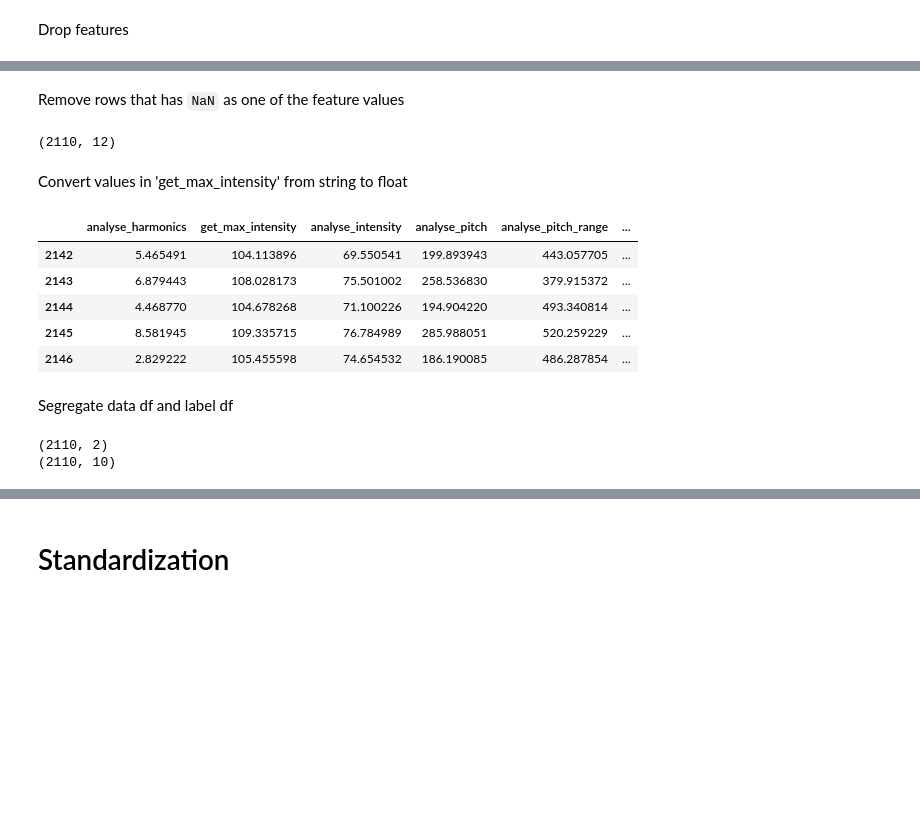
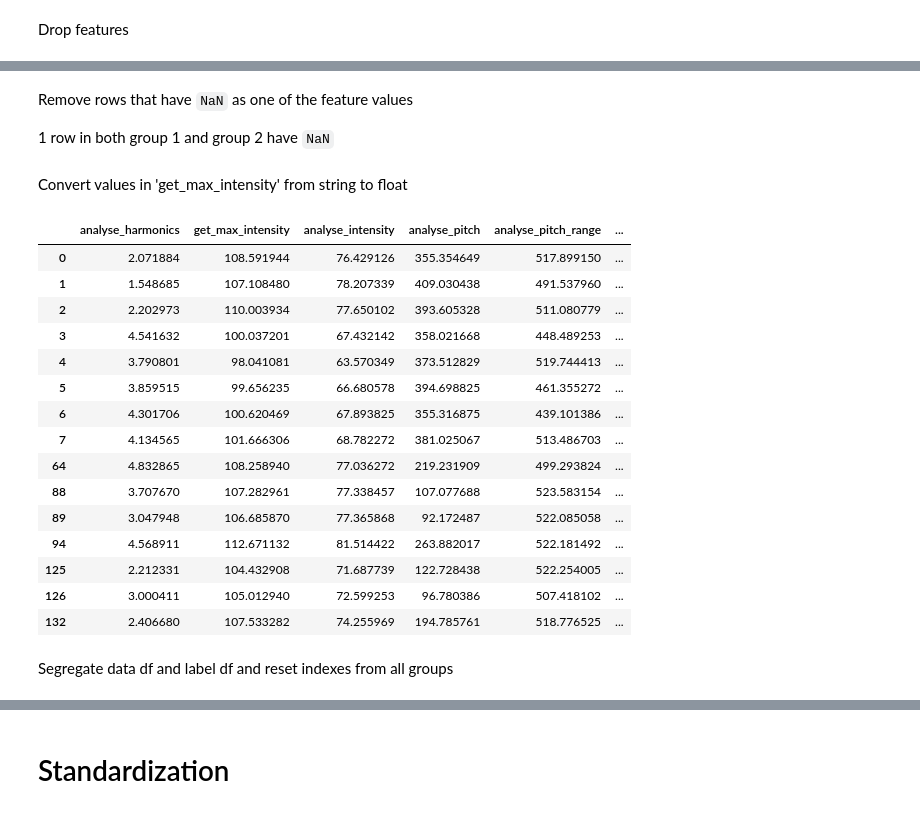
Before and after one commit to TheSameerAhmed/anger-detection-ml, a Jupyter notebook: modelling/modelling.ipynb, the cells around one changed output, grey strips where cells are left out. Cells and saved outputs as stored; diff of their text form; code cells hidden in the pictures; blank space fills up the shorter version.

```diff
--- a/modelling/modelling.ipynb
+++ b/modelling/modelling.ipynb
@@ -14,6 +14,8 @@ import sys
 import os
 import numpy as np
 import pandas as pd
+
+import copy
 
 # Helper function: simply reads a csv file and return it as a dataframe
 def read_data(data_file):
@@ -24,8 +26,9 @@ def drop_features(data_df, features_to_drop):
   return data_df.drop(columns=features_to_drop, inplace=True)
 
 def segregate_noisy_data(data_df):
-  non_noisy_df = data_df.loc[(data_df['noisy_train'] == 0)]
-  noisy_df = data_df.loc[(data_df['noisy_train'] == 1)]
+  copied_data = copy.deepcopy(data_df)
+  non_noisy_df = copied_data.loc[(copied_data['noisy_train'] == 0)]
+  noisy_df = copied_data.loc[(copied_data['noisy_train'] == 1)]
   return non_noisy_df, noisy_df
 
 def remove_noisy_data(data_df):
@@ -143,33 +161,35 @@ dtype: int64
 # %% [markdown]
-Remove rows that has `NaN` as one of the feature values
+Remove rows that have `NaN` as one of the feature values
+
+1 row in both group 1 and group 2 have `NaN`
-# %%
-aggression_data_df.dropna(inplace=True)
-aggression_data_df.shape
-# %% [output]
-(2110, 12)
+# %%
+aggression_data_df.dropna(inplace=True)
+non_noisy_df.dropna(inplace=True)
+noisy_df.dropna(inplace=True)
 # %% [markdown]
 Convert values in 'get_max_intensity' from string to float
-# %%
-aggression_data_df['get_max_intensity'] = pd.to_numeric(aggression_data_df['get_max_intensity'])
-
-aggression_data_df.tail()
-# %% [output]
-|  | analyse_harmonics | get_max_intensity | analyse_intensity | analyse_pitch | analyse_pitch_range | ... |
-| 2142 | 5.465491 | 104.113896 | 69.550541 | 199.893943 | 443.057705 | ... |
-| 2143 | 6.879443 | 108.028173 | 75.501002 | 258.536830 | 379.915372 | ... |
-| 2144 | 4.468770 | 104.678268 | 71.100226 | 194.904220 | 493.340814 | ... |
-| 2145 | 8.581945 | 109.335715 | 76.784989 | 285.988051 | 520.259229 | ... |
-| 2146 | 2.829222 | 105.455598 | 74.654532 | 186.190085 | 486.287854 | ... |
+# %%
+aggression_data_df['get_max_intensity'] = pd.to_numeric(aggression_data_df['get_max_intensity'])
+non_noisy_df['get_max_intensity'] = pd.to_numeric(non_noisy_df['get_max_intensity'])
+noisy_df['get_max_intensity'] = pd.to_numeric(noisy_df['get_max_intensity'])
+
+noisy_df.head(15)
+# %% [output]
+|  | analyse_harmonics | get_max_intensity | analyse_intensity | analyse_pitch | analyse_pitch_range | ... |
+| 0 | 2.071884 | 108.591944 | 76.429126 | 355.354649 | 517.899150 | ... |
+| 1 | 1.548685 | 107.108480 | 78.207339 | 409.030438 | 491.537960 | ... |
+| 2 | 2.202973 | 110.003934 | 77.650102 | 393.605328 | 511.080779 | ... |
+| 3 | 4.541632 | 100.037201 | 67.432142 | 358.021668 | 448.489253 | ... |
+| 4 | 3.790801 | 98.041081 | 63.570349 | 373.512829 | 519.744413 | ... |
+| 5 | 3.859515 | 99.656235 | 66.680578 | 394.698825 | 461.355272 | ... |
+| 6 | 4.301706 | 100.620469 | 67.893825 | 355.316875 | 439.101386 | ... |
+| 7 | 4.134565 | 101.666306 | 68.782272 | 381.025067 | 513.486703 | ... |
+| 64 | 4.832865 | 108.258940 | 77.036272 | 219.231909 | 499.293824 | ... |
+| 88 | 3.707670 | 107.282961 | 77.338457 | 107.077688 | 523.583154 | ... |
+| 89 | 3.047948 | 106.685870 | 77.365868 | 92.172487 | 522.085058 | ... |
+| 94 | 4.568911 | 112.671132 | 81.514422 | 263.882017 | 522.181492 | ... |
+| 125 | 2.212331 | 104.432908 | 71.687739 | 122.728438 | 522.254005 | ... |
+| 126 | 3.000411 | 105.012940 | 72.599253 | 96.780386 | 507.418102 | ... |
+| 132 | 2.406680 | 107.533282 | 74.255969 | 194.785761 | 518.776525 | ... |
 # %% [markdown]
-Segregate data df and label df
+Segregate data df and label df and reset indexes from all groups
-# %%
-feature_labels = ['parent_label_train', 'segment_label_train']
-
-label_df = aggression_data_df.filter(items=feature_labels)
-aggression_df = aggression_data_df.drop(columns=feature_labels)
-
-print(label_df.shape)
-print(aggression_df.shape)
-# %% [output]
-(2110, 2)
-(2110, 10)
```
Also changed, not shown: parts of 27 cells of this notebook.
